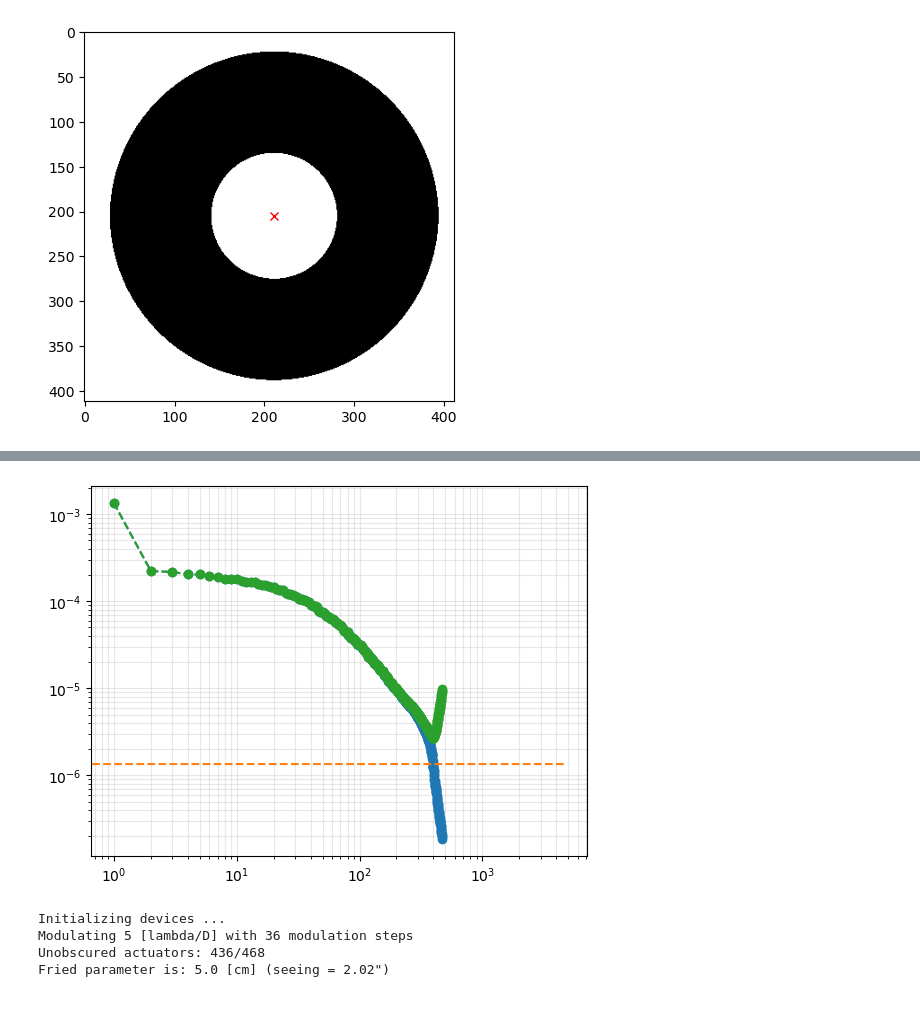
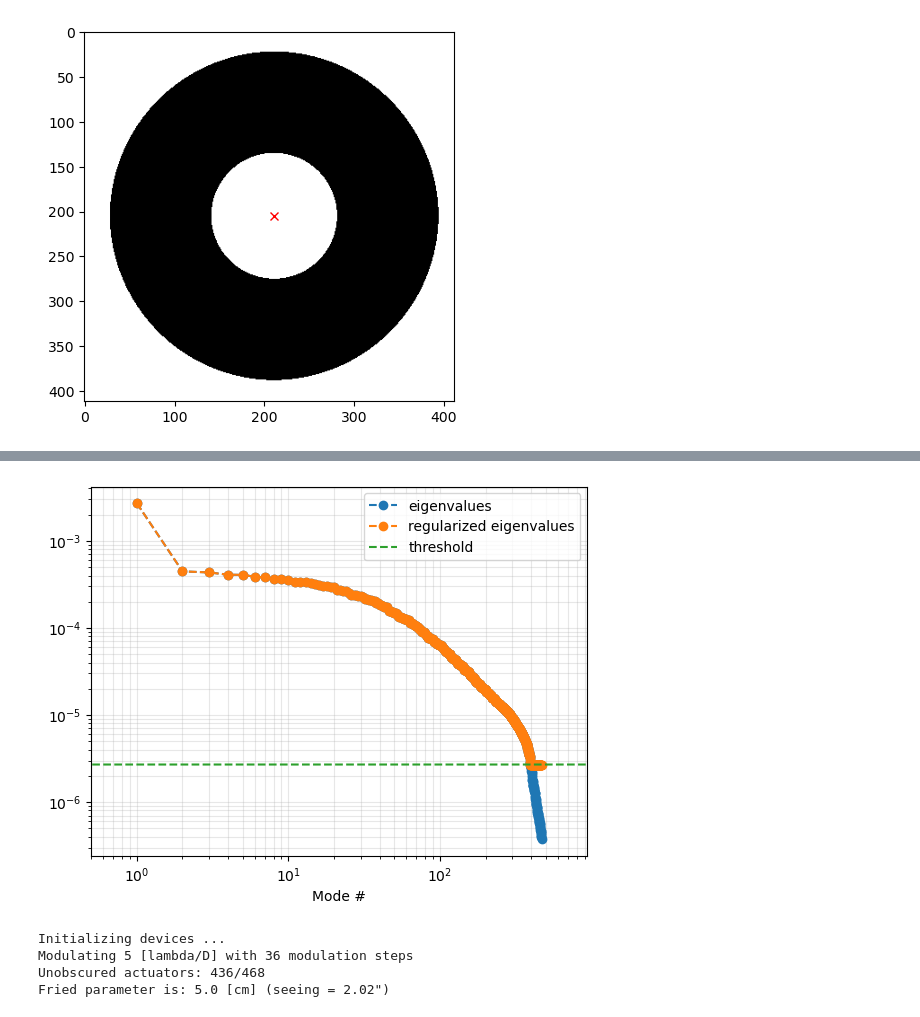
Before and after one commit to ArcetriAdaptiveOptics/ekarus, a Jupyter notebook: ekarus/notebooks/scratchSlaving.ipynb, the cells around one changed output, grey strips where cells are left out. Saved outputs shown, nothing was run; the diff lists cells and outputs as text; code cells hidden in the pictures.

```diff
--- a/ekarus/notebooks/scratchSlaving.ipynb
+++ b/ekarus/notebooks/scratchSlaving.ipynb
@@ -14,6 +14,7 @@ from numpy.ma import masked_array
        Memory = 7805.56 MB | Compute Capability = 8.9
        Using CuPy 13.5.1 for acceleration.
 # %%
-IFs = my_fits.read_fits('/home/matte/Downloads/DM468_iffs.fits').T
+sf2wf = 2.0
+IFs = my_fits.read_fits('/home/matte/Downloads/DM468_iffs.fits').T * sf2wf
 mask = my_fits.read_fits('/home/matte/Downloads/DM468_mask.fits',isBool=True)
 # %%
@@ -79,28 +82,39 @@ def get_slaving_mat(IF,K,zero_force:bool=False,thr:float=0.2):
 def get_tikho_slaving(IF,thr:float=1e-4):
     U,S,Vt = xp.linalg.svd(IF,full_matrices=False)
     plt.figure()
-    plt.loglog(np.arange(len(S))+1,xp.asnumpy(S),'--o')
-    plt.loglog(xp.asnumpy(thr*max(S)*xp.ones(len(S)*10)),'--')
-    Sinv = S/(S**2 + (thr*xp.max(S))**2)
+    plt.loglog(np.arange(len(S))+1,xp.asnumpy(S),'--o',label='eigenvalues')
+    Sinv = xp.minimum(1/S,1/(thr*xp.max(S))) #S/(S**2 + (thr*xp.max(S))**2)
     Rec = (Vt.T * Sinv) @ U.T
-    plt.loglog(np.arange(len(S))+1,xp.asnumpy(1/Sinv),'--o')
+    plt.loglog(np.arange(len(S))+1,xp.asnumpy(1/Sinv),'--o',label='regularized eigenvalues')
+    plt.loglog(xp.asnumpy(thr*max(S)*xp.ones(len(S)*10)),'--',label='threshold')
+    plt.legend()
     plt.grid(which='both',alpha=0.3)
+    plt.xlim([1/2,len(S)*2+1])
+    plt.xlabel('Mode #')
     return Rec
 
 
 def specula_slaving(IF,coordinates,step:float,slaving_thr:float=0.2):
 
     max_vals = xp.max(IF, axis=0)
+    mean_vals = xp.mean(IF, axis=0)
+    std_val = xp.max(xp.std(IF,axis=0))
     max_vals_all = xp.max(IF)
-    idx_master = xp.where(max_vals >= slaving_thr * max_vals_all)[0]
-    idx_slave = xp.where(max_vals < slaving_thr * max_vals_all)[0]
+    # idx_master = xp.where(max_vals >= slaving_thr * max_vals_all)[0]
+    # idx_slave = xp.where(max_vals < slaving_thr * max_vals_all)[0]
+    idx_master = xp.where(max_vals >= mean_vals + 6*std_val*slaving_thr)[0]
+    idx_slave = xp.where(max_vals < mean_vals + 6*std_val*slaving_thr)[0]
 
     plt.figure()
-    plt.scatter(xp.asnumpy(coordinates[0]),xp.asnumpy(coordinates[1]),c='green',label='masters')
-    plt.scatter(xp.asnumpy(coordinates[0,idx_slave]),xp.asnumpy(coordinates[1,idx_slave]),c='red',label='slaves')
+    plt.plot(xp.asnumpy(coordinates[0]),xp.asnumpy(coordinates[1]),'.',c='green',label='masters')
+    plt.plot(xp.asnumpy(coordinates[0,idx_slave]),xp.asnumpy(coordinates[1,idx_slave]),'.',c='red',label='slaves')
     plt.legend()
     plt.grid()
     plt.axis('equal')
+    plt.xlim([0,412])
+    plt.ylim([0,412])
+    plt.xlabel('[pix]')
+    plt.ylabel('[pix]')
 
     n_act_tot = xp.shape(IF)[1]
     iffs = IF.T.copy()
@@ -136,7 +150,7 @@ def specula_slaving(IF,coordinates,step:float,slaving_thr:float=0.2):
 
     iffs = iffs[idx_master]
 
-    return iffs.T, m2c.T
+    return iffs.T, m2c.T, idx_slave
 # %%
 xx,yy = image_grid(mask.shape)
 
@@ -168,7 +193,13 @@ for i in range(int(xp.shape(IFs)[1])):
 # %%
 rIF,r_m2c = get_slaving_mat(sIF,K,zero_force=False,thr=0.2)
 rIF0,r0_m2c = get_slaving_mat(sIF,K,zero_force=True,thr=0.2)
-addIF,add_m2c = specula_slaving(sIF,act_coords,step=350/24,slaving_thr=0.2)
+# addIF,add_m2c = specula_slaving(IFs,act_coords,step=350/24,slaving_thr=1.3)
+addIF,add_m2c, idx_slave = specula_slaving(sIF,act_coords,step=350/24,slaving_thr=0.2)
+_,_, idx_slave = specula_slaving(sIF,act_coords,step=350/24,slaving_thr=0.7)
+cut_m2c = xp.eye(xp.shape(IFs)[1])
+isSlave = xp.zeros(xp.shape(IFs)[1],dtype=bool)
+isSlave[idx_slave] = True
+cut_m2c = cut_m2c[:,~isSlave]
 
-print(rIF.shape,rIF0.shape,addIF.shape,add_m2c.shape)
+print(rIF.shape,rIF0.shape,addIF.shape,add_m2c.shape,cut_m2c.shape)
 # %% [output]
@@ -177,13 +211,14 @@ print(rIF.shape,rIF0.shape,addIF.shape,add_m2c.shape)
 # %%
 # Compute reconstructors
 add_Rec = xp.array(np.linalg.pinv(xp.asnumpy(addIF)))
 minRMS_Rec = xp.array(np.linalg.pinv(xp.asnumpy(rIF)))
 zeroForce_Rec = xp.array(np.linalg.pinv(xp.asnumpy(rIF0)))
 tikho_Rec = get_tikho_slaving(sIF,thr=1e-3)
 unslaved_Rec = xp.array(np.linalg.pinv(xp.asnumpy(sIF)))
 fullap_Rec = xp.linalg.pinv(IFs)
+cut_Rec = xp.linalg.pinv(sIF[:,~isSlave])
 # %% [output]
-[figure, old version]
+[figure, new version]
 # %%
 # fa_S = xp.linalg.svd(fullap_Rec,compute_uv=False)
 # unslaved_S = xp.linalg.svd(unslaved_Rec,compute_uv=False)
```
Also changed, not shown: parts of 14 cells of this notebook, 4 other files.
